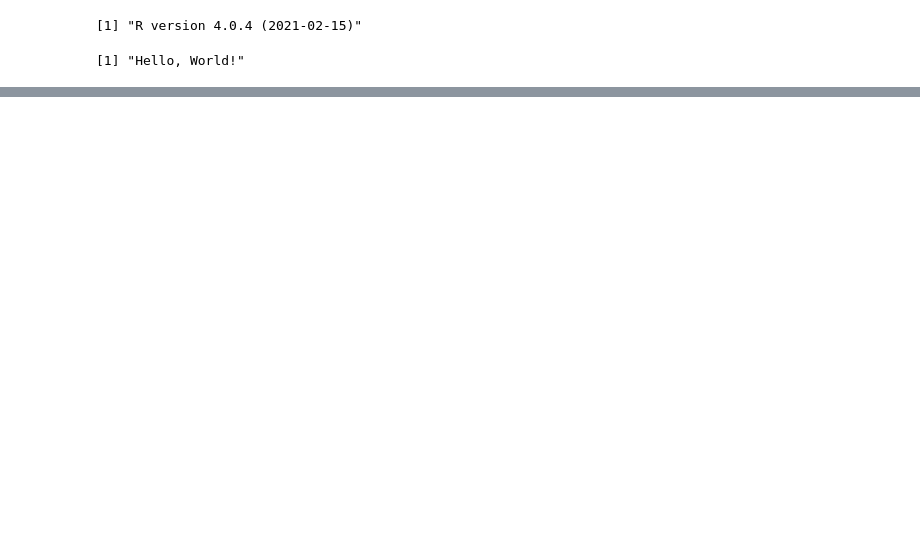
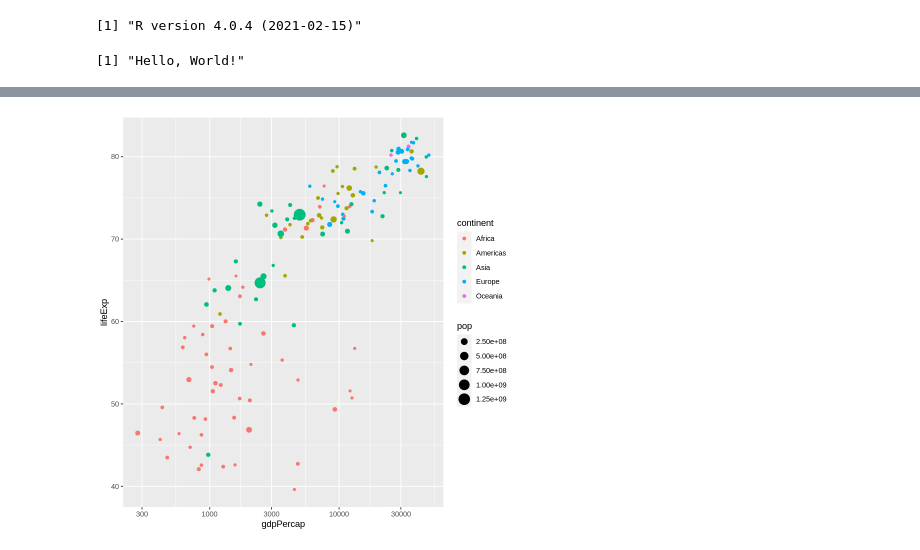
Before and after one commit to polaroidz/polaroidz, a Jupyter notebook: R_Handbook.ipynb, the cells around one changed output, grey strips where cells are left out. Cells and saved outputs as stored; diff of their text form; code cells hidden in the pictures; blank space fills up the shorter version.

```diff
--- a/R_Handbook.ipynb
+++ b/R_Handbook.ipynb
@@ -10,0 +268,6 @@ print("Hello, World!")
+# %%
+ggplot(gapminder_2007, aes(x = gdpPercap, y = lifeExp, color = continent, size = pop)) +
+  geom_point() +
+  scale_x_log10()
+# %% [output]
+[figure, added]
```
Also changed, not shown: parts of 34 cells of this notebook.
